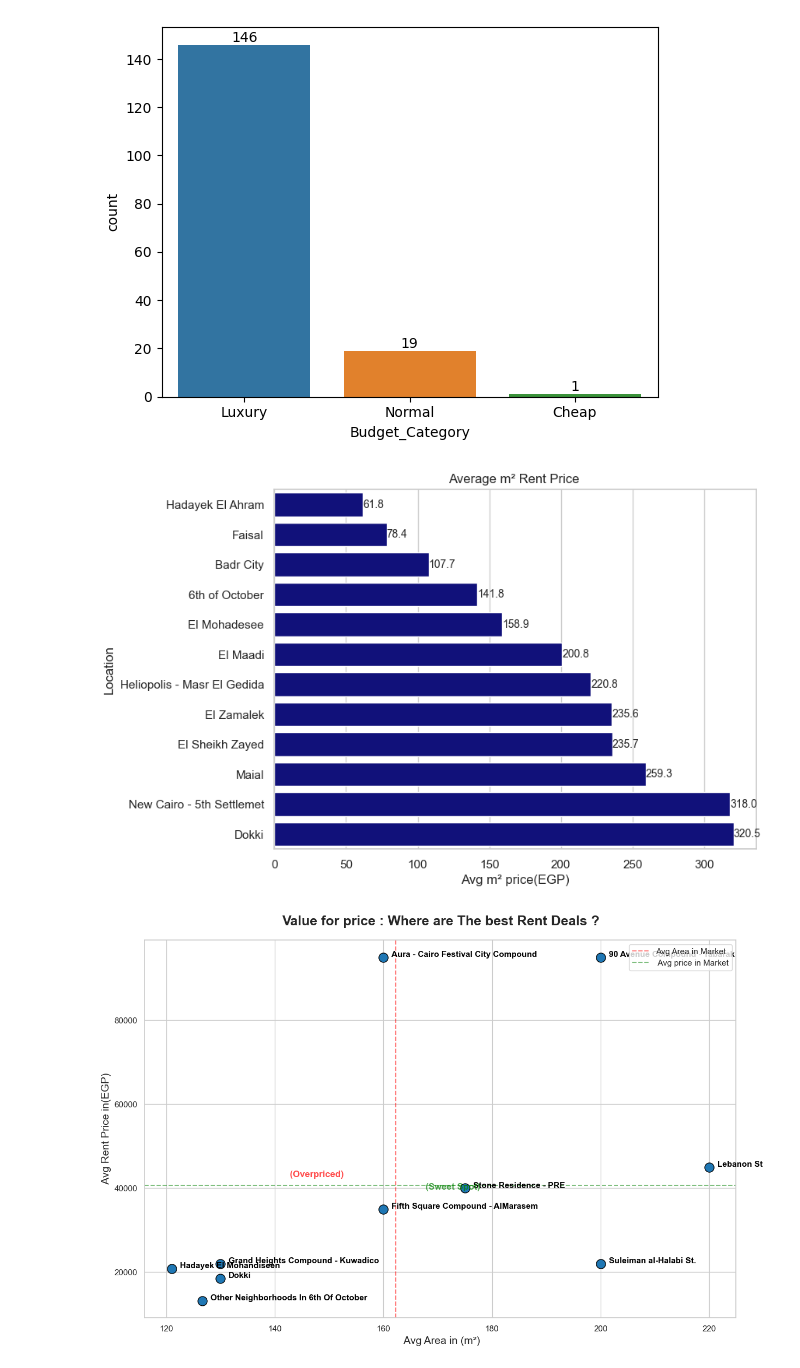
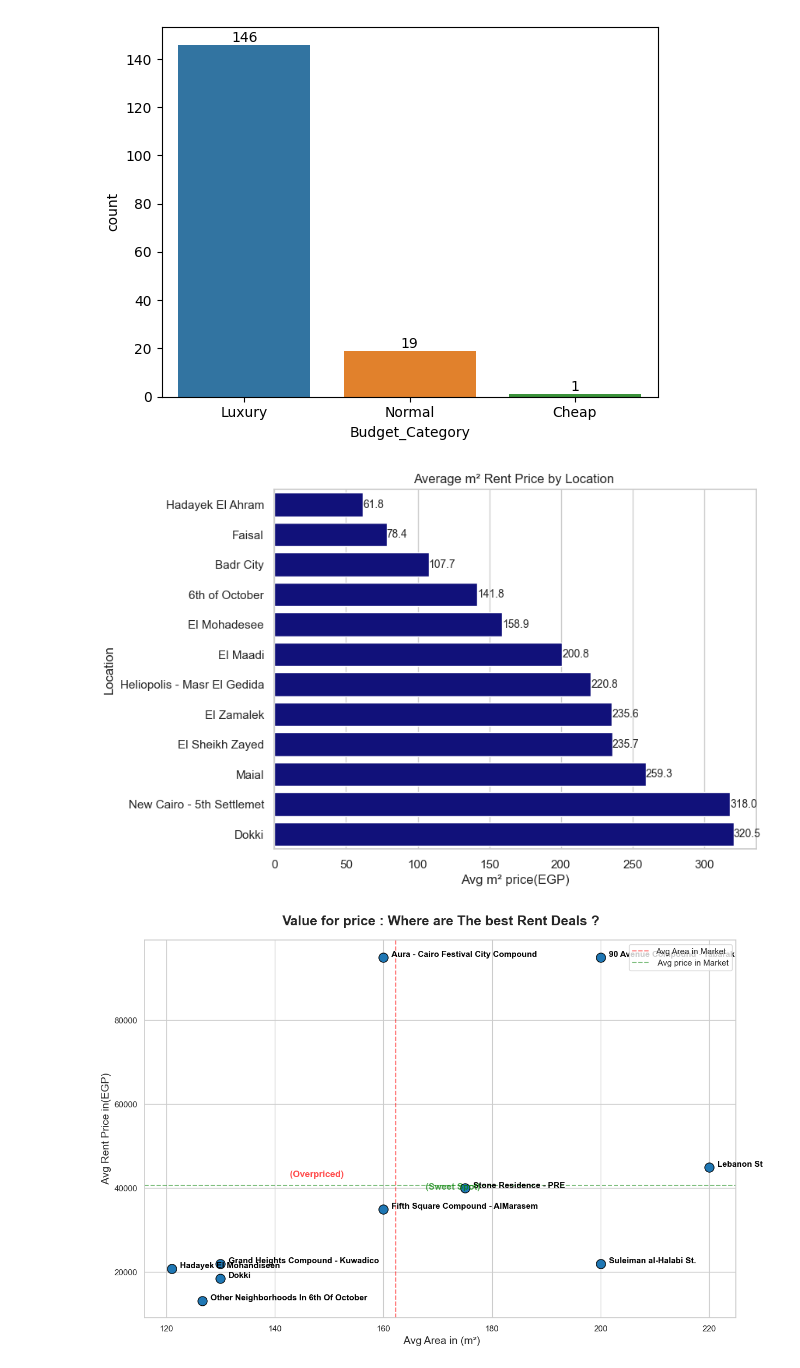
Before and after one commit to A-Yakout/Web-Scraping-Houses-For-Rent-Aqarmap-, a Jupyter notebook: Code/Anaylsis.ipynb, the cells around one changed output. Cells and saved outputs as stored; diff of their text form; code cells hidden in the pictures.

```diff
--- a/Code/Anaylsis.ipynb
+++ b/Code/Anaylsis.ipynb
@@ -45,26 +45,26 @@ plt.show()
 # %%
 sorted_avg_price = data.groupby('Location')['Price_per_m²'].mean().sort_values().reset_index()
 
 plt.figure(figsize=(8, 6)) # تكبير حجم الرسمة لتكون العناوين واضحة
 ax = sns.barplot(
     data=sorted_avg_price,      # نستخدم الجدول الجديد والمرتب
     x="Price_per_m²",
     y="Location",
     color="darkblue",
     estimator="average",        # يمكن إزالتها لأننا حسبنا المتوسط بالفعل
     errorbar=None
 )
 
 ax.bar_label(ax.containers[0], fmt='%.1f', fontsize=10) # fmt='%.1f' لعرض رقم عشري واحد
 
 # إضافة عناوين للمحاور
-plt.title("Average m² Rent Price ")
+plt.title("Average m² Rent Price by Location ")
 plt.xlabel("Avg m² price(EGP)")
 plt.ylabel("Location")
 
 plt.show()
 # %% [output]
-[figure, old version]
+[figure, new version]
 # %%
 district_stats = data.groupby('District')[['Area', 'Price']].mean().reset_index()
 district_stats = district_stats.sample(n=10, random_state=42).reset_index(drop=True)
```
Also changed, not shown: 1 other file.
